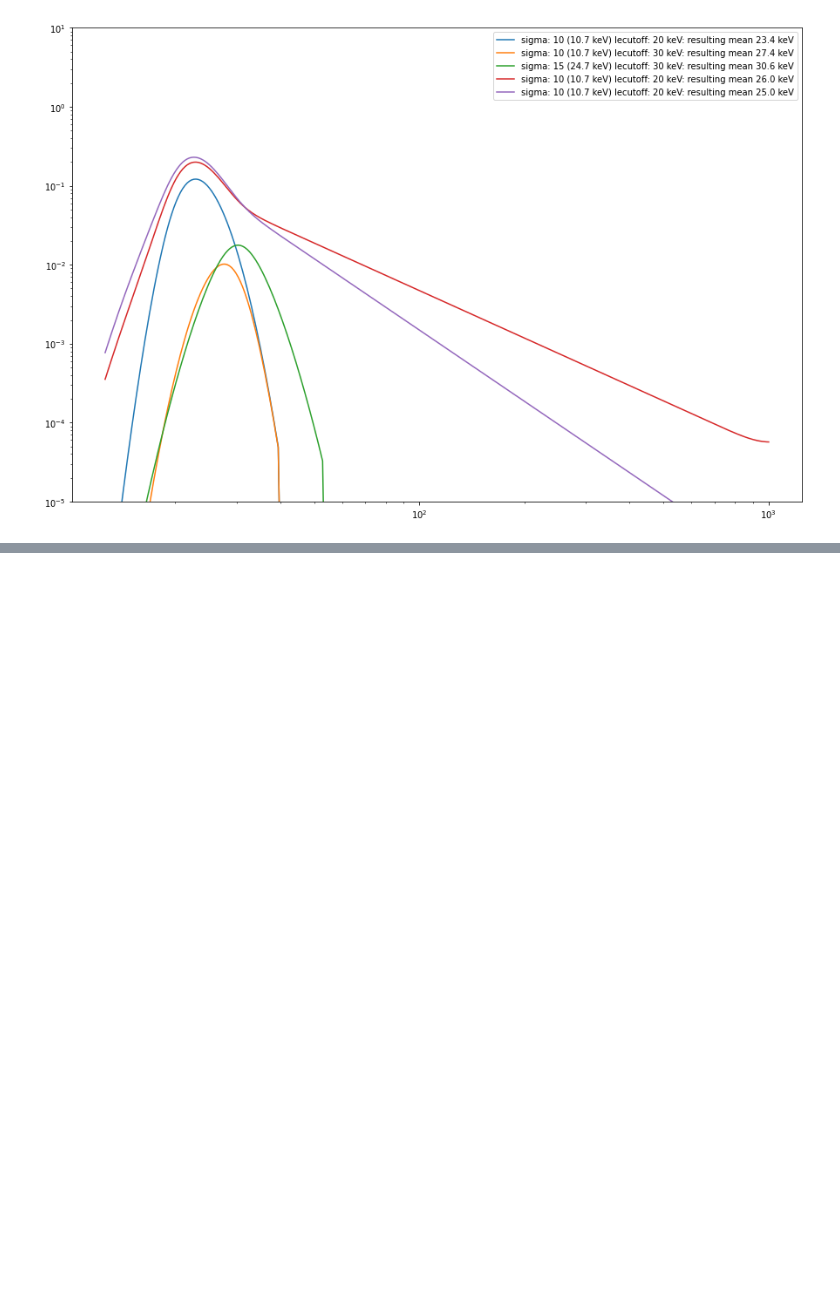
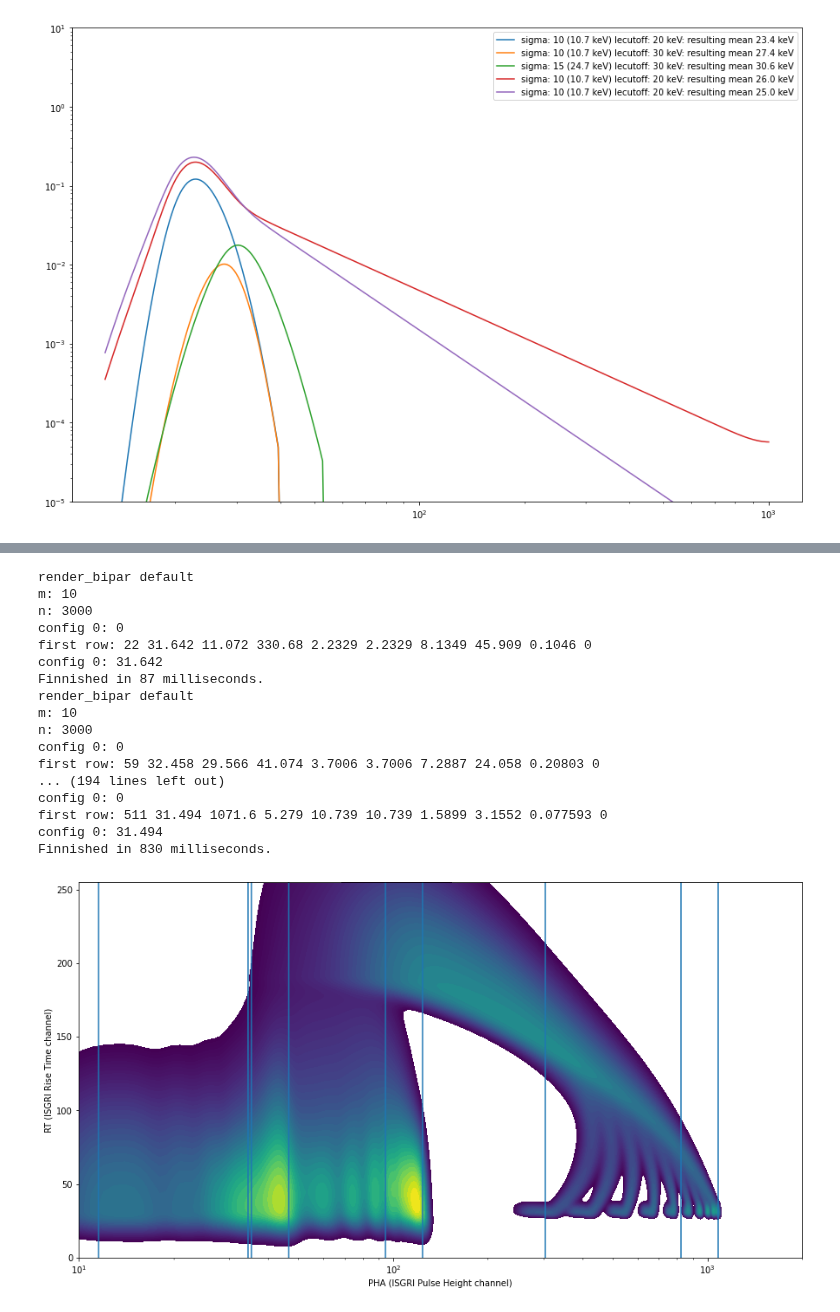
Before and after one commit to volodymyrss/integral-ibis-isgri-le-response, a Jupyter notebook: readme.ipynb, the cells around one changed output, grey strips where cells are left out. Cells and saved outputs as stored; diff of their text form; code cells hidden in the pictures; blank space fills up the shorter version.

```diff
--- a/readme.ipynb
+++ b/readme.ipynb
@@ -60 +119,57 @@ plt.ylim([1e-5, 10])
+# %%
+bip = np.zeros_like(pha_2d, dtype=float)
+
+det_base = bipar_model.detector()
+
+lrt_lines = []
+
+for tau_loss_factor in np.logspace(-1.5, 0, 10):
+    det = bipar_model.detector()
+    det.tau_e = det_base.tau_e * tau_loss_factor
+
+    for en in [22, 59, 511]:
+        _bip = bipar_model.make_bipar_monoenergetic(det, en).transpose()
+
+        ltr_bip = _bip[15:30, :].sum(0)
+        lrt_lines.append(
+            dict(
+                energy=en,
+                tau_e=det.tau_e,
+                mean_pha=np.sum(pha_2d[0,:]*ltr_bip)/np.sum(ltr_bip)
+            )
+            )
+
+        bip += _bip / np.nanquantile(_bip[_bip>_bip.max()/100].flatten(), 0.5)
+
+
+plt.figure(figsize=(15, 8))
+plt.contourf(pha_2d, rt_2d, bip**0.5, levels=np.logspace(-1, 0)*np.nanmax(bip**0.5))
+
+plt.semilogx()
+plt.xlim([10, 2000])
+
+plt.xlabel('PHA (ISGRI Pulse Height channel)')
+plt.ylabel('RT (ISGRI Rise Time channel)')
+
+for vl in vlines:
+    plt.axvline(vl)
+# %% [output]
+render_bipar default
+m: 10
+n: 3000
+config 0: 0
+first row: 22 31.642 11.072 330.68 2.2329 2.2329 8.1349 45.909 0.1046 0
+config 0: 31.642
+Finnished in 87 milliseconds.
+render_bipar default
+m: 10
+n: 3000
+config 0: 0
+first row: 59 32.458 29.566 41.074 3.7006 3.7006 7.2887 24.058 0.20803 0
+... (194 lines left out)
+config 0: 0
+first row: 511 31.494 1071.6 5.279 10.739 10.739 1.5899 3.1552 0.077593 0
+config 0: 31.494
+Finnished in 830 milliseconds.
+[figure, added]
 # %% [markdown]
```
Also changed, not shown: parts of 5 cells of this notebook, 1 other file.
